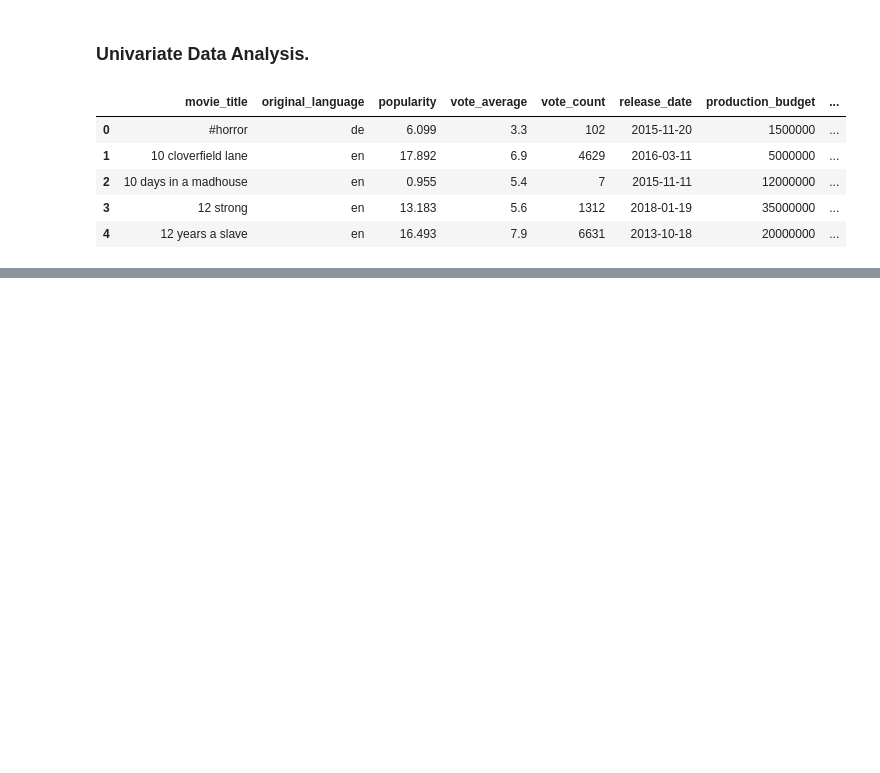
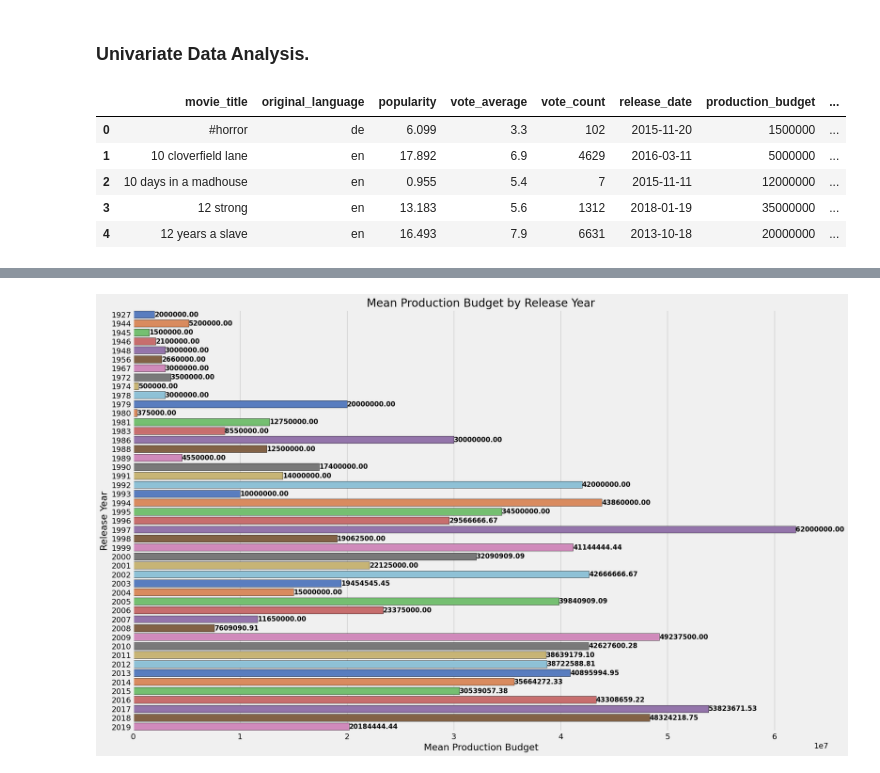
Before and after one commit to TarachaR/Microsoft-s-Film-Strategy-Based-on-Box-Office-Data---A-Preliminary-Analysis, a Jupyter notebook: index.ipynb, the cells around one changed output, grey strips where cells are left out. Cells and saved outputs as stored; diff of their text form; code cells hidden in the pictures; blank space fills up the shorter version.

```diff
--- a/index.ipynb
+++ b/index.ipynb
@@ -664,0 +759,14 @@ Name: count, dtype: int64
+# %%
+plt.figure(figsize=(20, 13))  # Adjust the figure size for better horizontal display
+ax = sns.barplot(x='production_budget', y='release_year', data=grouped_mean_production_budget_year_df, orient='h', edgecolor='black', palette='muted')
+
+# Add annotations beside each bar
+for index, value in enumerate(grouped_mean_production_budget_year_df['production_budget']):
+    ax.text(value, index, f'{value:.2f}', ha='left', va='center', fontsize=12, weight='bold')
+
+plt.xlabel('Mean Production Budget')
+plt.ylabel('Release Year')
+plt.title('Mean Production Budget by Release Year')
+plt.show()
+# %% [output]
+[figure, added]
```
Also changed, not shown: parts of 54 cells of this notebook.
